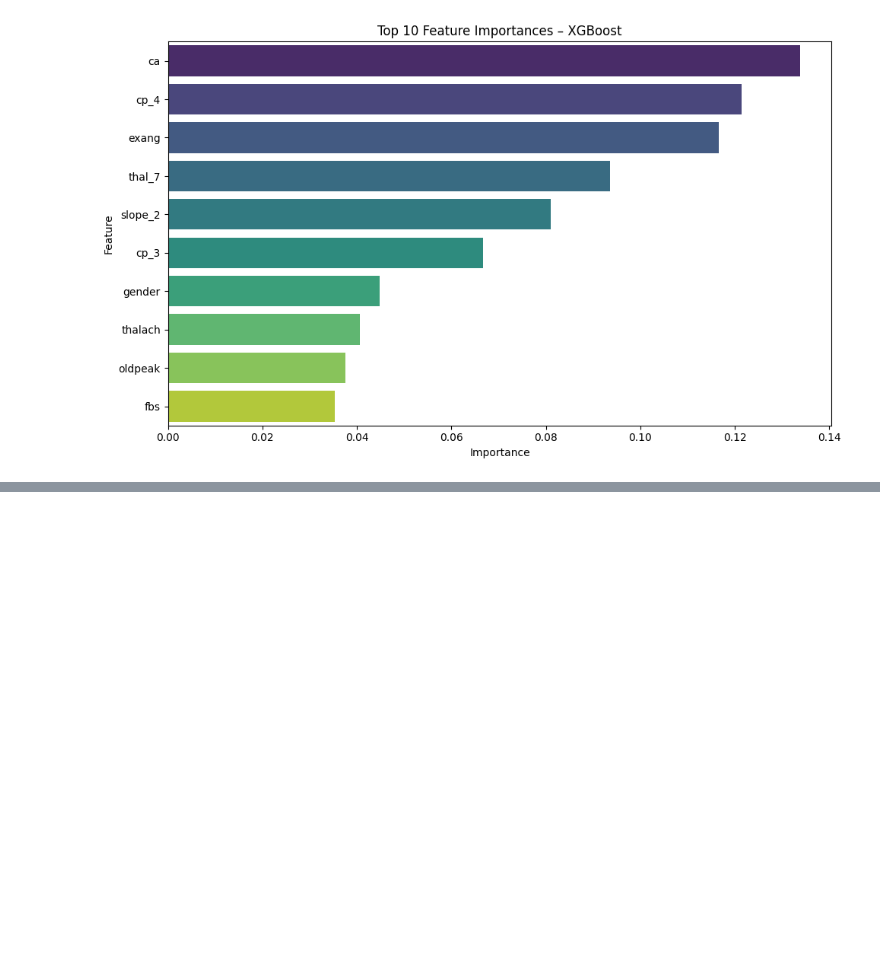
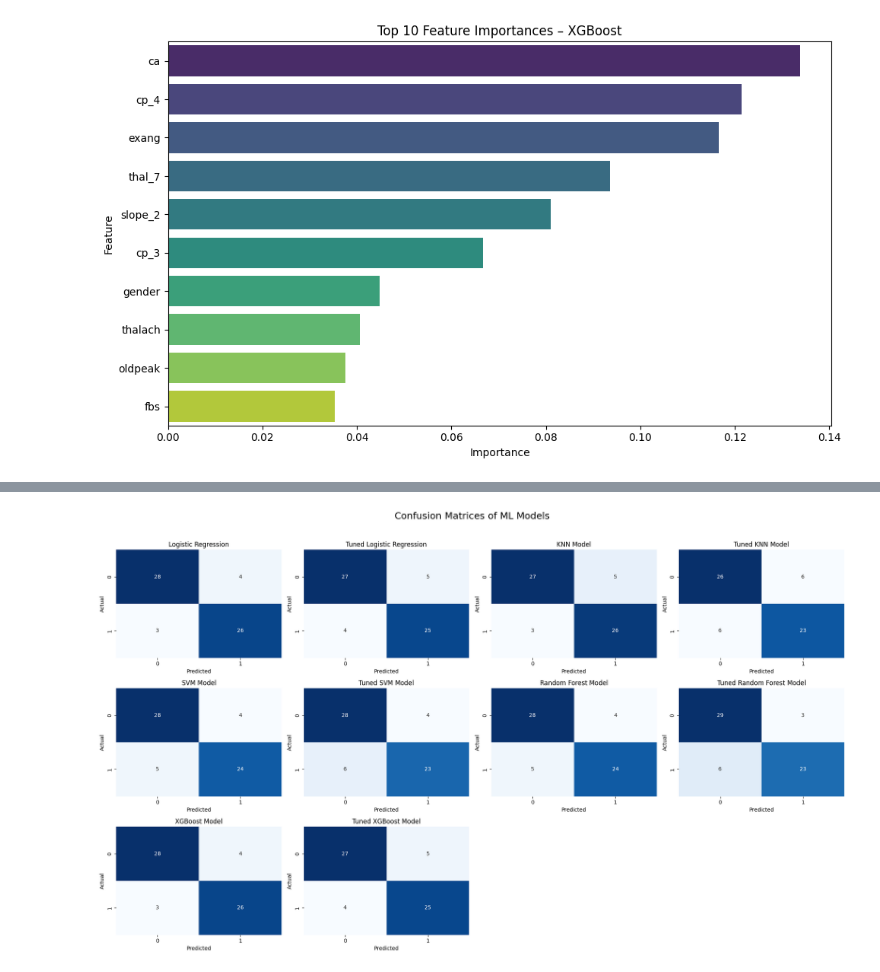
Before and after one commit to Manav0806/heart-disease-prediction, a Jupyter notebook: Modelling.ipynb, the cells around one changed output, grey strips where cells are left out. Saved outputs shown, nothing was run; the diff lists cells and outputs as text; code cells hidden in the pictures; blank space fills up the shorter version.

```diff
--- a/Modelling.ipynb
+++ b/Modelling.ipynb
@@ -1778,0 +1959,40 @@ Passing `palette` without assigning `hue` is deprecated and will be removed in v
+# %%
+import matplotlib.pyplot as plt
+import seaborn as sns
+from sklearn.metrics import confusion_matrix
+
+# Model list (name, model)
+models = [
+    ("Logistic Regression", logreg_model),
+    ("Tuned Logistic Regression", best_logreg),
+    ("KNN Model", knn_model),
+    ("Tuned KNN Model", best_knn),
+    ("SVM Model", svm_model),
+    ("Tuned SVM Model", best_svm),
+    ("Random Forest Model", rf_model),
+    ("Tuned Random Forest Model", best_rf),
+    ("XGBoost Model", xgb_model),
+    ("Tuned XGBoost Model", best_xgb)
+]
+
+# Create 3x4 grid for 10 plots
+fig, axes = plt.subplots(3, 4, figsize=(20, 12))
+fig.suptitle("Confusion Matrices of ML Models", fontsize=18)
+
+for ax, (name, model) in zip(axes.flatten(), models):
+    y_pred = model.predict(X_test)
+    cm = confusion_matrix(y_test, y_pred)
+
+    sns.heatmap(cm, annot=True, fmt='d', cmap='Blues', ax=ax, cbar=False)
+    ax.set_title(name)
+    ax.set_xlabel('Predicted')
+    ax.set_ylabel('Actual')
+
+# Remove unused subplot (last 2 if less than 12)
+for i in range(len(models), 12):
+    fig.delaxes(axes.flatten()[i])
+
+plt.tight_layout(rect=[0, 0, 1, 0.96])  # Leave space for suptitle
+plt.show()
+# %% [output]
+[figure, added]
```
Also changed, not shown: parts of 13 cells of this notebook, 2 other files.
